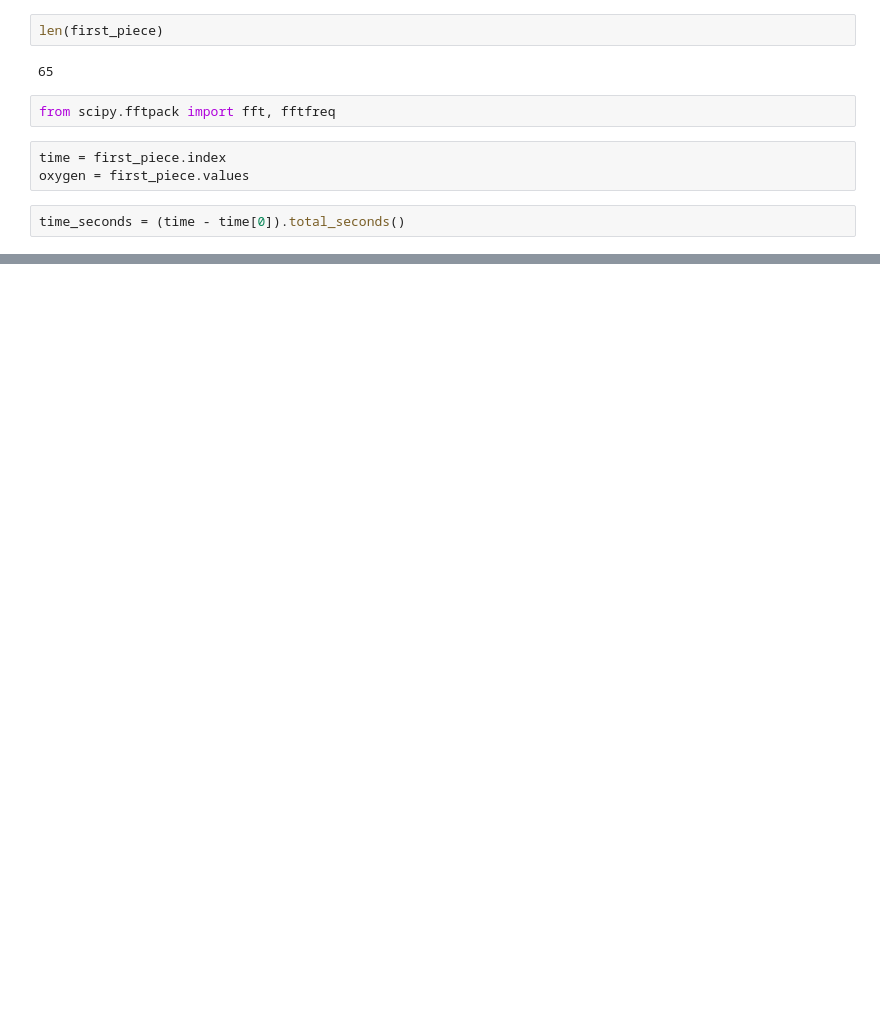
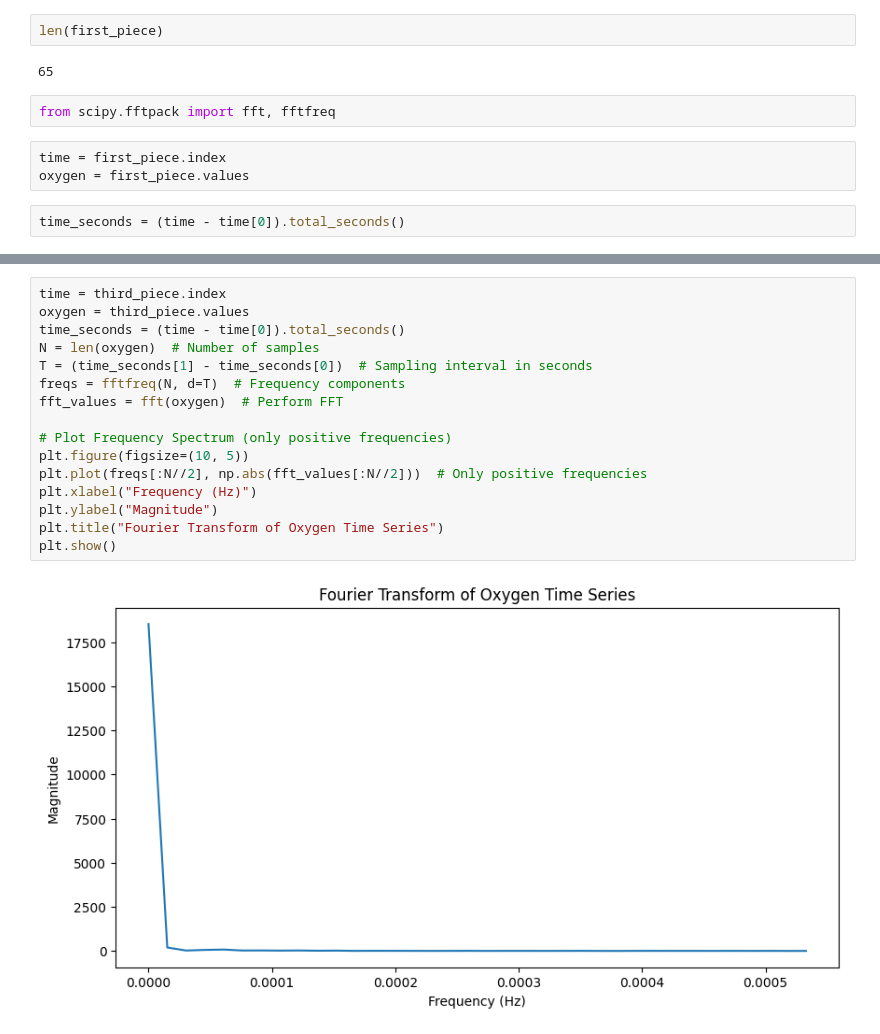
Before and after one commit to rzv09/smores_proj, a Jupyter notebook: analysis.ipynb, the cells around one changed output, grey strips where cells are left out. Drawn from its saved outputs; the diff is of its cells as text; blank space fills up the shorter version.

```diff
--- a/analysis.ipynb
+++ b/analysis.ipynb
@@ -175,0 +189,18 @@ plt.show()
+# %%
+time = third_piece.index
+oxygen = third_piece.values
+time_seconds = (time - time[0]).total_seconds()
+N = len(oxygen)  # Number of samples
+T = (time_seconds[1] - time_seconds[0])  # Sampling interval in seconds
+freqs = fftfreq(N, d=T)  # Frequency components
+fft_values = fft(oxygen)  # Perform FFT
+
+# Plot Frequency Spectrum (only positive frequencies)
+plt.figure(figsize=(10, 5))
+plt.plot(freqs[:N//2], np.abs(fft_values[:N//2]))  # Only positive frequencies
+plt.xlabel("Frequency (Hz)")
+plt.ylabel("Magnitude")
+plt.title("Fourier Transform of Oxygen Time Series")
+plt.show()
+# %% [output]
+[figure, added]
```
Also changed, not shown: parts of 6 cells of this notebook.
